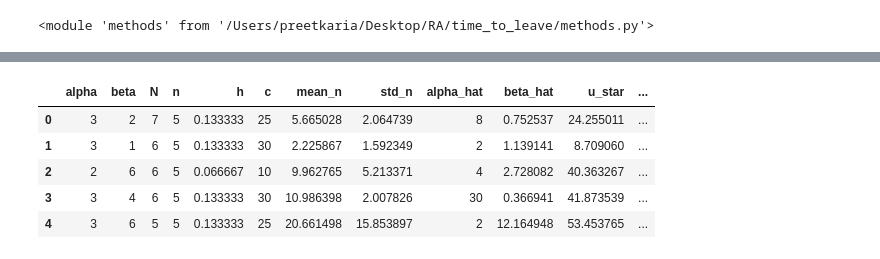
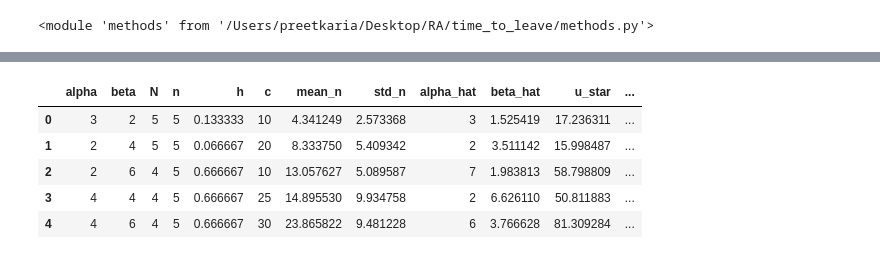
Before and after one commit to pksp99/time_to_leave, a Jupyter notebook: model_approaches/4_estimate_gamma_parameters.ipynb, the cells around one changed output, grey strips where cells are left out. Drawn from its saved outputs; the diff is of its cells as text; code cells hidden in the pictures.

```diff
--- a/model_approaches/4_estimate_gamma_parameters.ipynb
+++ b/model_approaches/4_estimate_gamma_parameters.ipynb
@@ -93,12 +21,10 @@ for _ in range(200):
-# %%
-display(df.head())
-methods.plot_plotly(data=df['actual_cost'], data_label='Cost')
-# %% [output]
-|  | alpha | beta | N | n | h | c | mean_n | std_n | alpha_hat | beta_hat | u_star | ... |
-| 0 | 3 | 2 | 7 | 5 | 0.133333 | 25 | 5.665028 | 2.064739 | 8 | 0.752537 | 24.255011 | ... |
-| 1 | 3 | 1 | 6 | 5 | 0.133333 | 30 | 2.225867 | 1.592349 | 2 | 1.139141 | 8.709060 | ... |
-| 2 | 2 | 6 | 6 | 5 | 0.066667 | 10 | 9.962765 | 5.213371 | 4 | 2.728082 | 40.363267 | ... |
-| 3 | 3 | 4 | 6 | 5 | 0.133333 | 30 | 10.986398 | 2.007826 | 30 | 0.366941 | 41.873539 | ... |
-| 4 | 3 | 6 | 5 | 5 | 0.133333 | 25 | 20.661498 | 15.853897 | 2 | 12.164948 | 53.453765 | ... |
 # %%
-df.to_csv('../data/gen_data.csv', index=False)
+df = pd.read_csv('../data/gen_data.csv')
+display(df.head())
+# %% [output]
+|  | alpha | beta | N | n | h | c | mean_n | std_n | alpha_hat | beta_hat | u_star | ... |
+| 0 | 3 | 2 | 5 | 5 | 0.133333 | 10 | 4.341249 | 2.573368 | 3 | 1.525419 | 17.236311 | ... |
+| 1 | 2 | 4 | 5 | 5 | 0.066667 | 20 | 8.333750 | 5.409342 | 2 | 3.511142 | 15.998487 | ... |
+| 2 | 2 | 6 | 4 | 5 | 0.666667 | 10 | 13.057627 | 5.089587 | 7 | 1.983813 | 58.798809 | ... |
+| 3 | 4 | 4 | 4 | 5 | 0.666667 | 25 | 14.895530 | 9.934758 | 2 | 6.626110 | 50.811883 | ... |
+| 4 | 4 | 6 | 4 | 5 | 0.666667 | 30 | 23.865822 | 9.481228 | 6 | 3.766628 | 81.309284 | ... |
```
Also changed, not shown: parts of 4 cells of this notebook, 6 other files.
